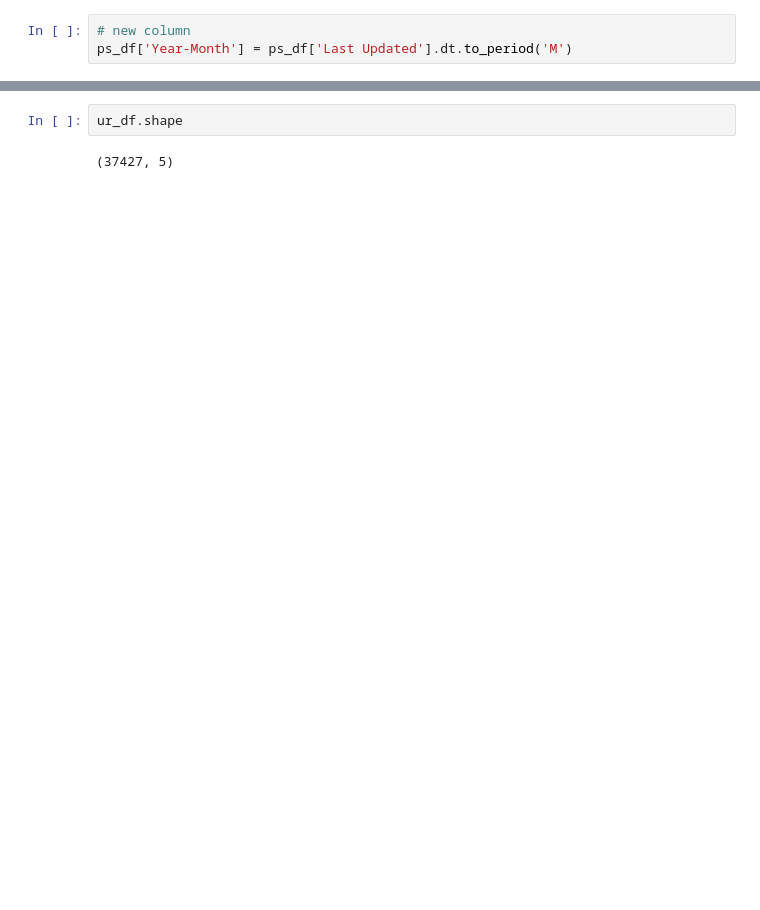
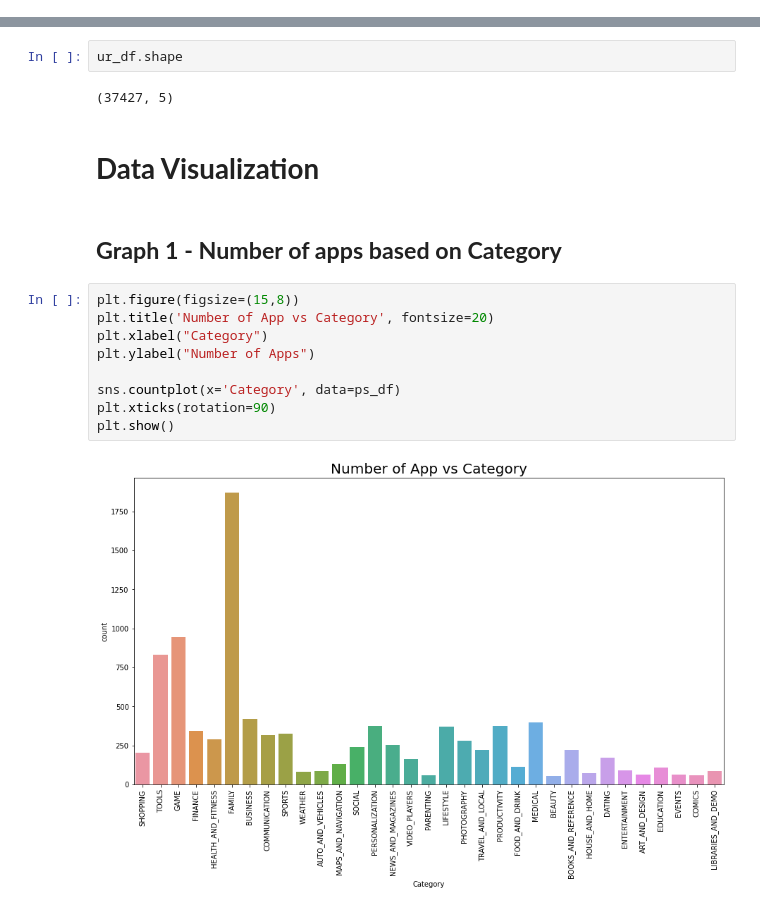
Before and after one commit to harkpun/Google-Play-Store-Analysis, a Jupyter notebook: Play_Store_Analysis.ipynb, the cells around one changed output, grey strips where cells are left out. Saved outputs shown, nothing was run; the diff lists cells and outputs as text; blank space fills up the shorter version.

```diff
--- a/Play_Store_Analysis.ipynb
+++ b/Play_Store_Analysis.ipynb
@@ -234,9 +235,6 @@ ps_df['Size'] = ps_df['Size'].apply(lambda x: float(x))
 # %%
 #Converting Last Updated column from string to Timestamp
 ps_df['Last Updated'] = pd.to_datetime(ps_df['Last Updated'])
-# %%
-# new column
-ps_df['Year-Month'] = ps_df['Last Updated'].dt.to_period('M')
 # %%
 # new column - Total Earning based on number of Installs
 ps_df['Total Earning'] = ps_df['Installs']*ps_df['Price']
@@ -500,3 +473,18 @@ ur_df.sample(5)
 ur_df.shape
 # %% [output]
 (37427, 5)
+# %% [markdown]
+# **Data Visualization**
+# %% [markdown]
+## **Graph 1 - Number of apps based on Category**
+# %%
+plt.figure(figsize=(15,8))
+plt.title('Number of App vs Category', fontsize=20)
+plt.xlabel("Category")
+plt.ylabel("Number of Apps")
+
+sns.countplot(x='Category', data=ps_df)
+plt.xticks(rotation=90)
+plt.show()
+# %% [output]
+[figure, added]
```
Also changed, not shown: parts of 42 cells of this notebook.
